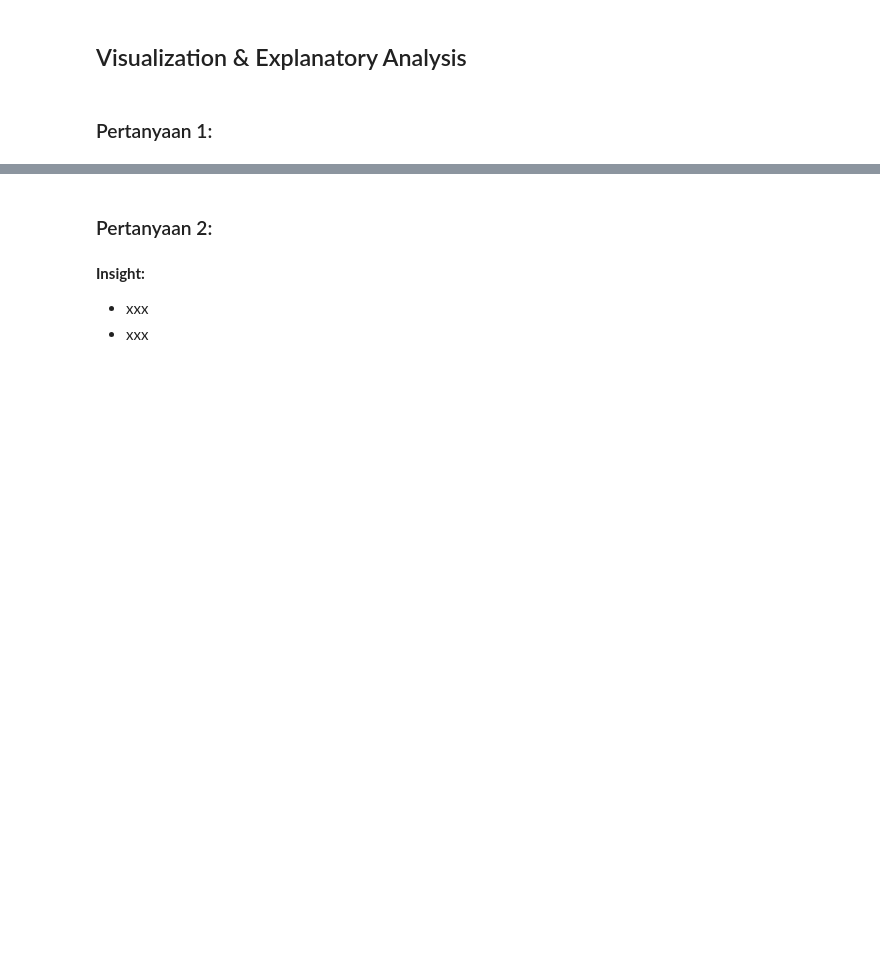
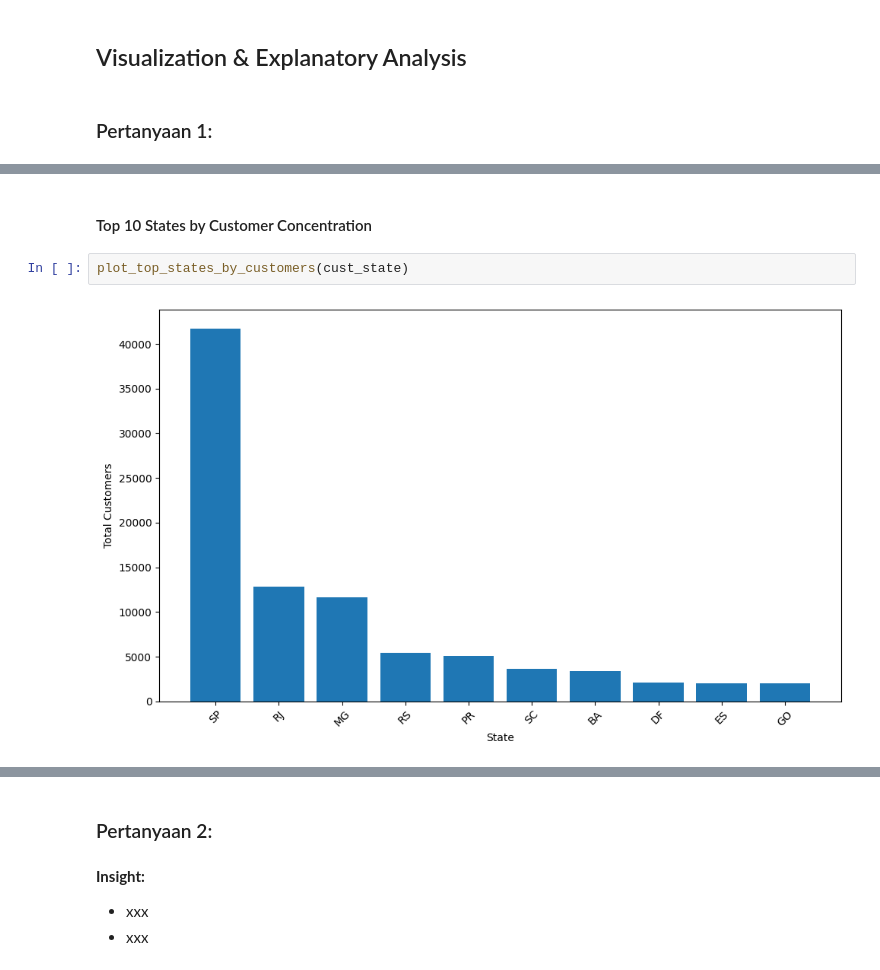
Before and after one commit to NekoMonci12/Machine-Learning-Brazilian-E-Commerce, a Jupyter notebook: ML_Muhammad_Tamir.ipynb, the cells around one changed output, grey strips where cells are left out. Drawn from its saved outputs; the diff is of its cells as text; blank space fills up the shorter version.

```diff
--- a/ML_Muhammad_Tamir.ipynb
+++ b/ML_Muhammad_Tamir.ipynb
@@ -766,0 +844,6 @@ top_data(avg_revenue_per_customer_state, n=10)
+# %% [markdown]
+#### Top 10 States by Customer Concentration
+# %%
+plot_top_states_by_customers(cust_state)
+# %% [output]
+[figure, added]
```
Also changed, not shown: parts of 20 cells of this notebook.
